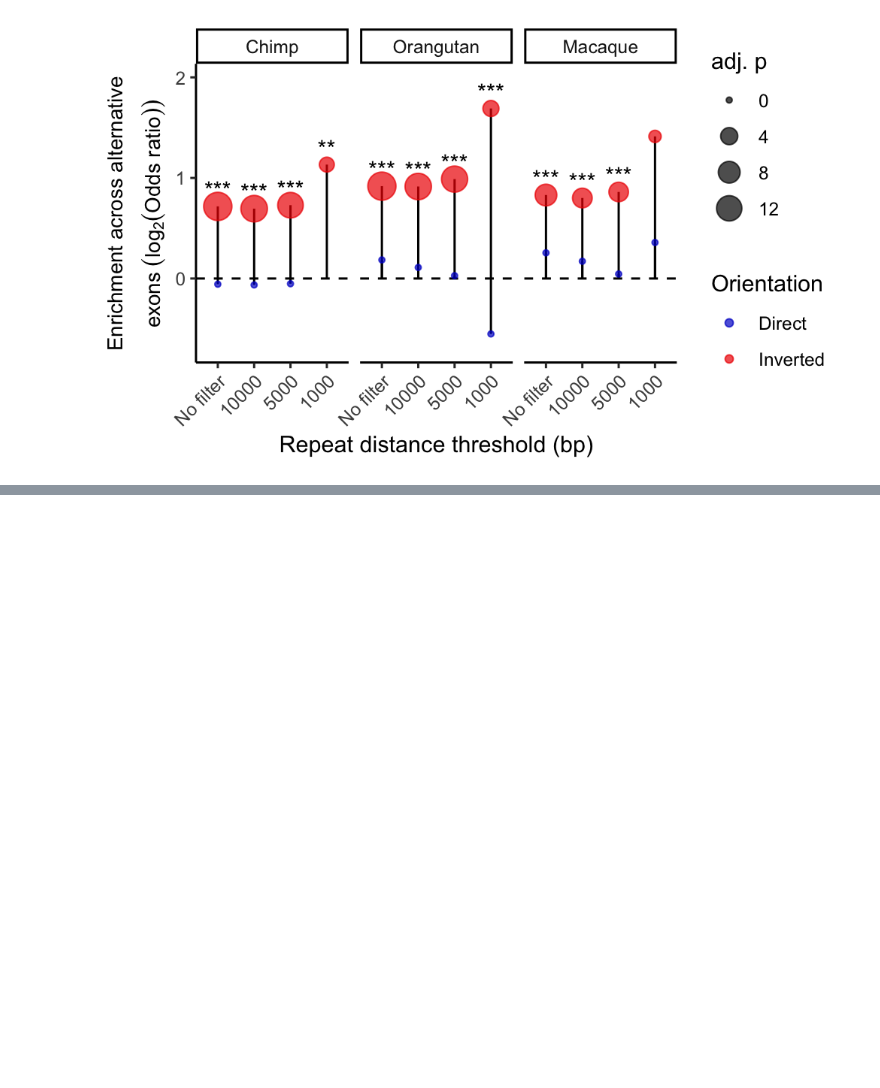
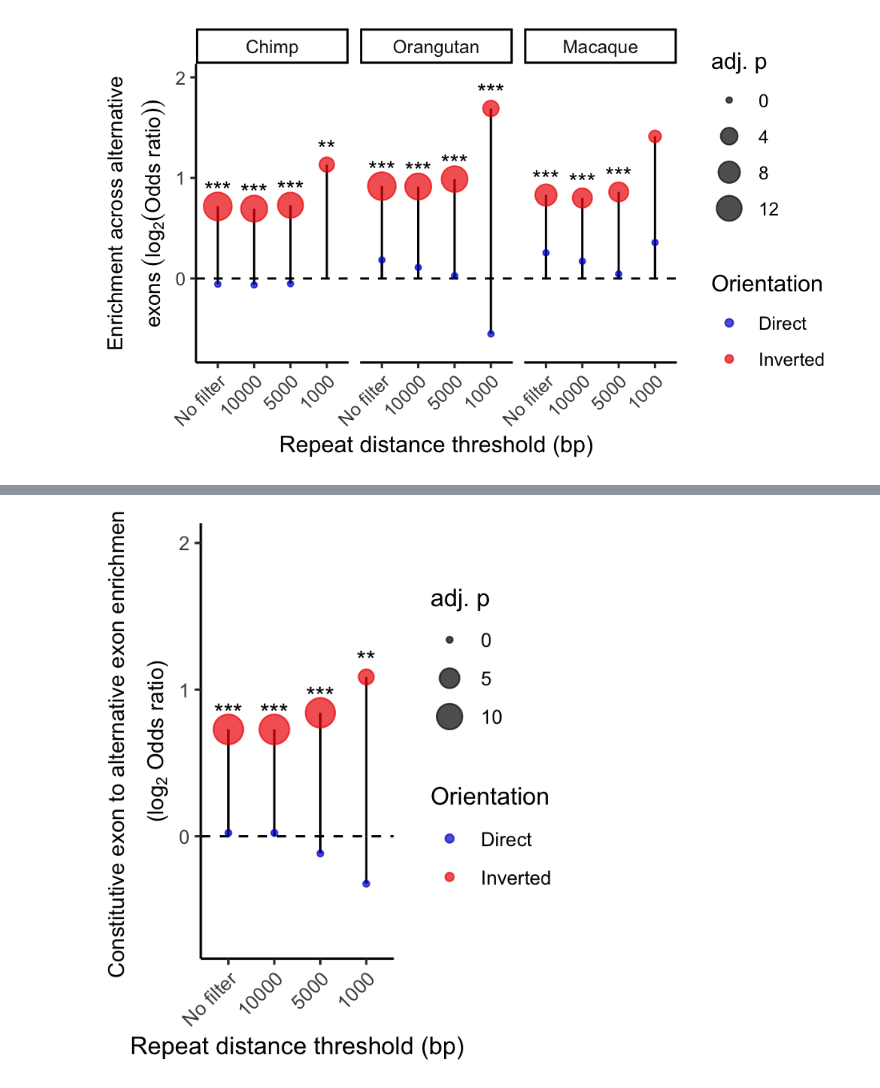
Before and after one commit to Hyunbeen-Lee/RNA_Alu_paper_figure, a Jupyter notebook: Notebooks/Figure2.ipynb, the cells around one changed output, grey strips where cells are left out. Cells and saved outputs as stored; diff of their text form; code cells hidden in the pictures; blank space fills up the shorter version.

Commit message:
pairwise data

```diff
--- a/Notebooks/Figure2.ipynb
+++ b/Notebooks/Figure2.ipynb
@@ -86,3 +88,22 @@ Fig2A <- ggplot(all_data, aes(x = Dist_threshold, y = log2(Odds_Ratio))) +
 Fig2A
 # %% [output]
 [figure]
+# %%
+%%R
+
+mouse_conservation <- fread("../Data/mouse_conservation_plot_output.tsv")
+
+
+mouse_conservation[ , adj_p_val:=p.adjust(P_Value, method = "bonferroni")]
+
+mouse_conservation$significance <- cut(mouse_conservation$adj_p_val,
+                                         breaks = c(0, 0.001, 0.01, 0.05, 1),
+                                         labels = c("***", "**", "*", "ns"))
+
+
+
+
+
+# Convert 'Dist_threshold' to a factor with the specified levels
+mouse_conservation$Dist_threshold <- factor(mouse_conservation$Dist_threshold,
+                                              levels = c("No filter", "10000", "5000","1000"))
@@ -88,0 +112,66 @@ Fig2A
+# %%
+%%R -w 3 -h 3.5 --units in -r 200
+
+
+ggplot(mouse_conservation) +
+  geom_hline(yintercept = 0, linetype = "dashed", color = "black", size = 0.5) +
+  # vertical segments from y = 0 up to each log2(Odds_Ratio)
+  geom_segment(aes(
+      x = Dist_threshold,
+      xend = Dist_threshold,
+      y = 0,
+      yend = log2(Odds_Ratio)
+    ),
+    color = "black",
+    size = 0.5
+  ) +
+
+  # points colored by orientation, sized by –log10(adj_p_val)
+  geom_point(aes(
+      x = Dist_threshold,
+      y = log2(Odds_Ratio),
+      colour = Type,
+      size = -log10(adj_p_val)
+    ),
+    alpha = 0.7
+  ) +
+
+  # significance labels (only non‐ns)
+  geom_text(
+    data = subset(mouse_conservation, significance != "ns"),
+    aes(
+      x = Dist_threshold,
+      y = log2(Odds_Ratio),
+      label = significance
+    ),
+    vjust = -0.5
+  ) +
+
+  # axis labels & limits
+  xlab("Repeat distance threshold (bp)") +
+  ylab(expression(atop(
+    "Constitutive exon to alternative exon enrichment",
+    "(log"[2]*" Odds ratio)"
+  ))) +
+  ylim(-0.7, 2) +
+
+  # legends in desired order
+  scale_colour_manual(
+    name = "Orientation",
+    values = c("Direct" = "blue3", "Inverted" = "red2"),
+    guide = guide_legend(order = 2)
+  ) +
+  scale_size_continuous(
+    name = "adj. p",
+    guide = guide_legend(order = 1)
+  ) +
+
+  # classic theme + rotate x labels
+  theme_classic() +
+  theme(
+    plot.title = element_text(hjust = 0.5),
+    axis.title.y = element_text(size = 10),
+    axis.text.x  = element_text(angle = 45, hjust = 1)
+  )
+# %% [output]
+[figure, added]
```
Also changed, not shown: parts of 25 cells of this notebook, 7 other files.
